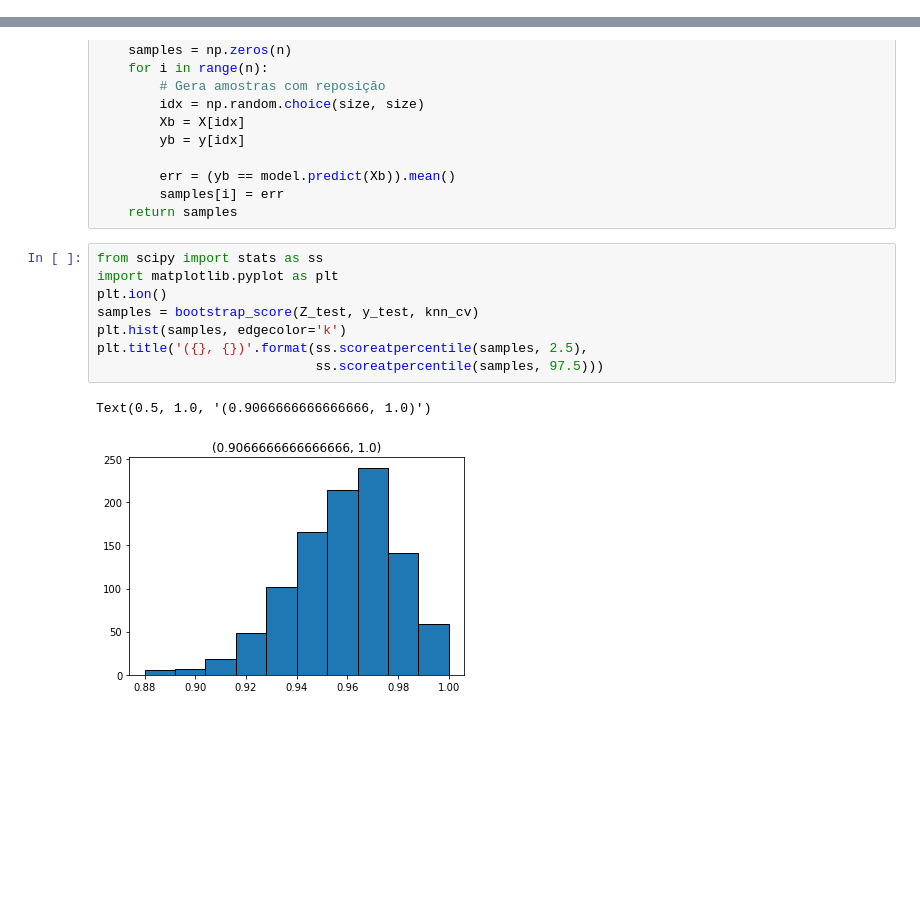
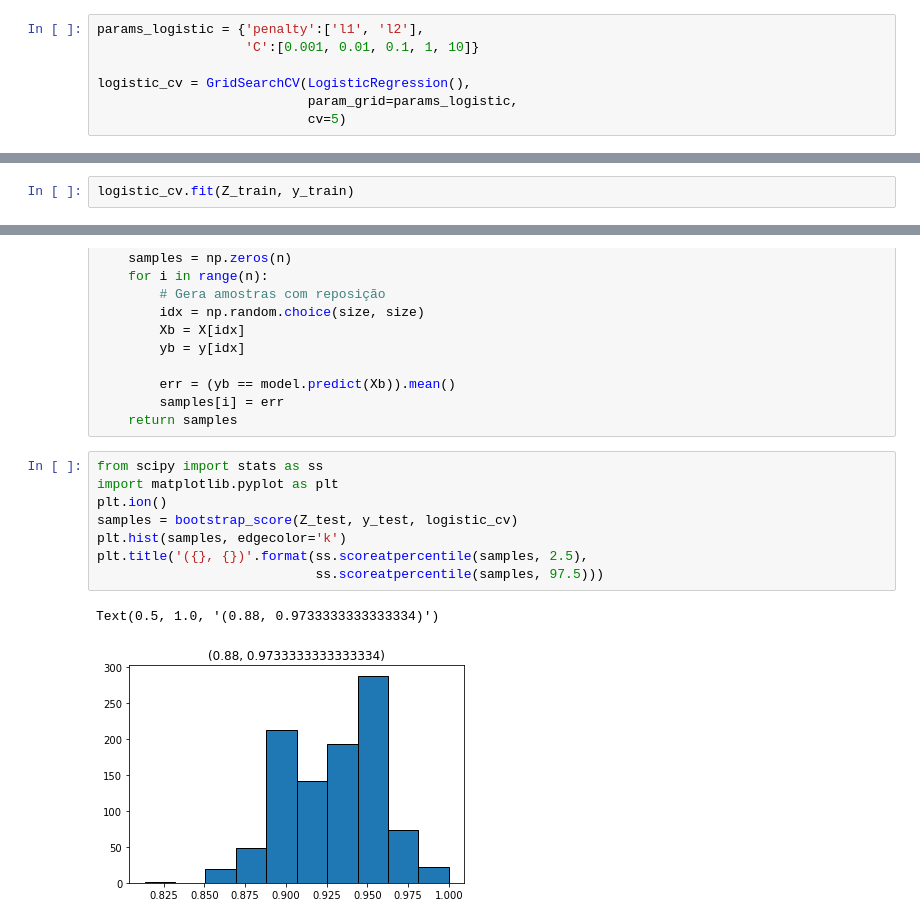
Before and after one commit to icd-ufmg/icd-ufmg.github.io, a Jupyter notebook: _lessons/26b-tutorial-sklearn-classification.ipynb, the cells around one changed output, grey strips where cells are left out. Drawn from its saved outputs; the diff is of its cells as text; blank space fills up the shorter version.

```diff
--- a/_lessons/26b-tutorial-sklearn-classification.ipynb
+++ b/_lessons/26b-tutorial-sklearn-classification.ipynb
@@ -40,6 +40,13 @@ params = {'n_neighbors':[2, 3, 5, 7, 9, 11, 13],
 knn_cv = GridSearchCV(KNeighborsClassifier(),
                       param_grid=params,
                       cv=5)
+# %%
+params_logistic = {'penalty':['l1', 'l2'],
+                   'C':[0.001, 0.01, 0.1, 1, 10]}
+
+logistic_cv = GridSearchCV(LogisticRegression(),
+                           param_grid=params_logistic,
+                           cv=5)
 # %%
 knn_cv.fit(Z_train, y_train)
 # %% [output]
@@ -51,3 +58,5 @@ GridSearchCV(cv=5, error_score='raise-deprecating',
        param_grid={'n_neighbors': [2, 3, 5, 7, 9, 11, 13], 'weights': ['uniform', 'distance']},
        pre_dispatch='2*n_jobs', refit=True, return_train_score='warn',
        scoring=None, verbose=0)
+# %%
+logistic_cv.fit(Z_train, y_train)
@@ -81,11 +107,11 @@ def bootstrap_score(X, y, model, n=1000):
 # %%
 from scipy import stats as ss
 import matplotlib.pyplot as plt
 plt.ion()
-samples = bootstrap_score(Z_test, y_test, knn_cv)
+samples = bootstrap_score(Z_test, y_test, logistic_cv)
 plt.hist(samples, edgecolor='k')
 plt.title('({}, {})'.format(ss.scoreatpercentile(samples, 2.5),
                             ss.scoreatpercentile(samples, 97.5)))
 # %% [output]
-Text(0.5, 1.0, '(0.9066666666666666, 1.0)')
+Text(0.5, 1.0, '(0.88, 0.9733333333333334)')
-[figure, old version]
+[figure, new version]
```
Also changed, not shown: parts of 4 cells of this notebook, 9 other files.
